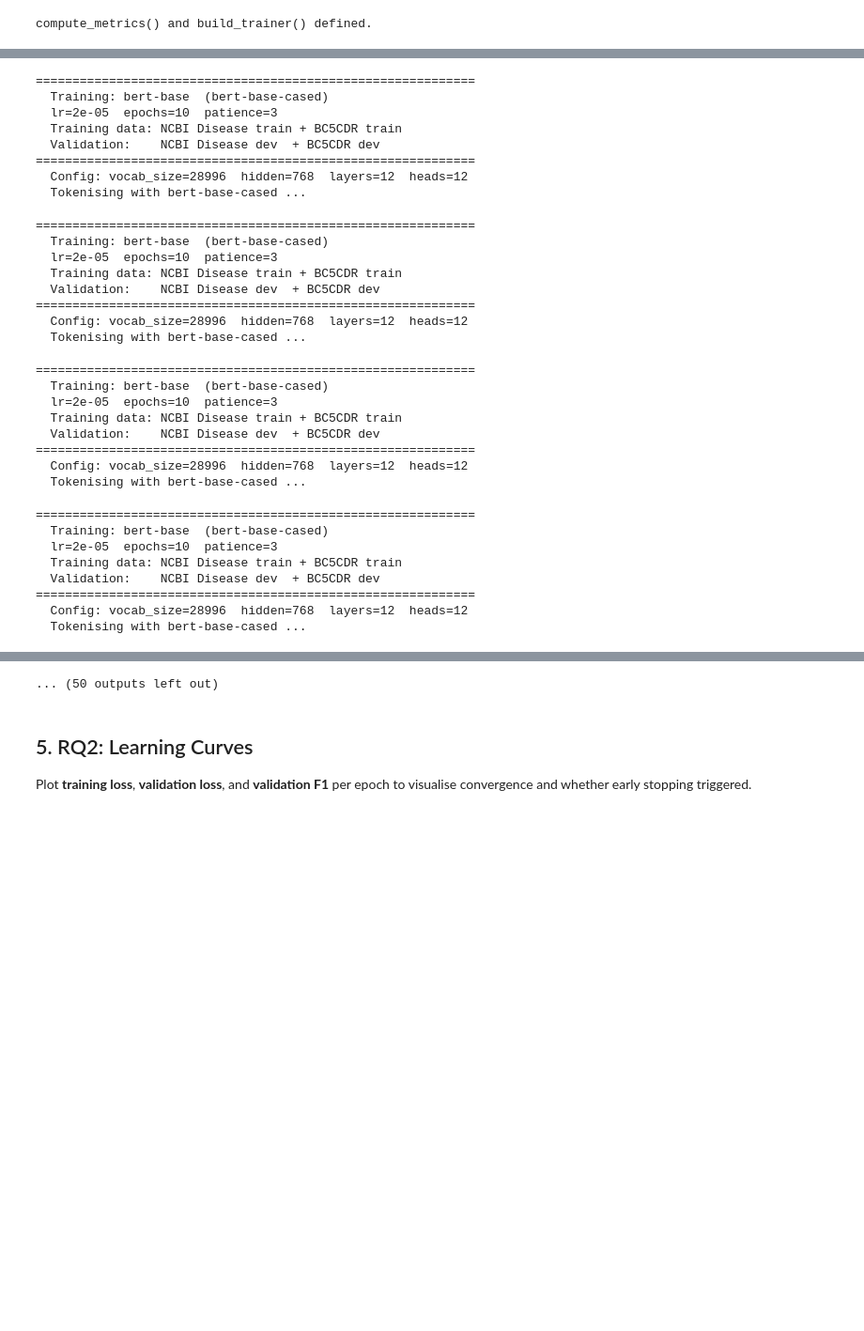
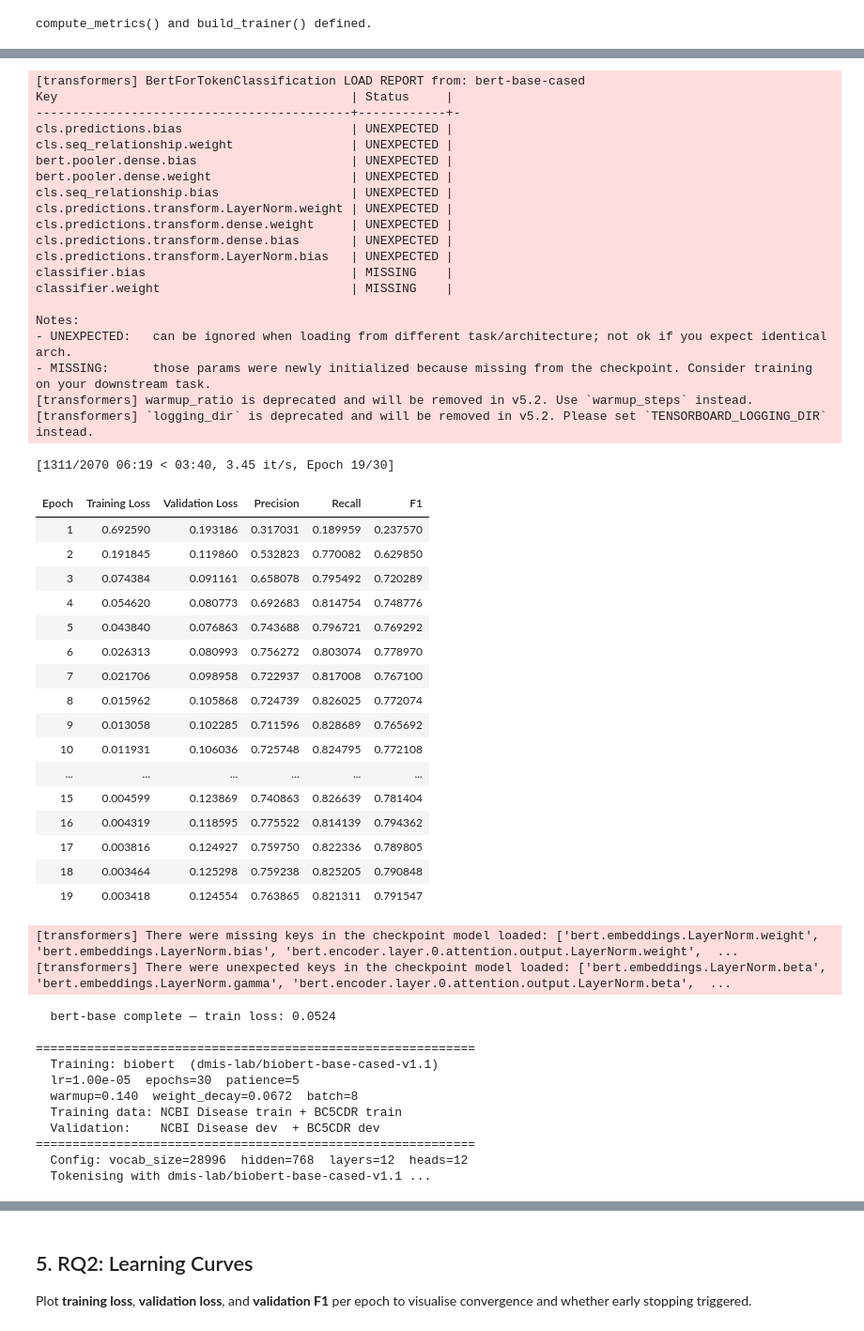
Before and after one commit to Nasirjamaelmi/Exjobb, a Jupyter notebook: transfer_learning.ipynb, the cells around one changed output, grey strips where cells are left out. Shown at 94% size. Saved outputs shown, nothing was run; the diff lists cells and outputs as text; code cells hidden in the pictures; blank space fills up the shorter version.

```diff
--- a/transfer_learning.ipynb
+++ b/transfer_learning.ipynb
@@ -494,9 +486,11 @@ compute_metrics() and build_trainer() defined.
 # %%
 from datasets import concatenate_datasets
 
-RESULTS = {}  # always start fresh — re-trains both models every run
+for model_key, model_name in MODELS.items():
+    if model_key in RESULTS:
+        print(f"  {model_key} already trained — skipping.")
+        continue
 
-for model_key, model_name in MODELS.items():
     hp = MODEL_HPARAMS[model_key]
     print(f"\n{'='*60}")
     print(f"  Training: {model_key}  ({model_name})")
@@ -572,32 +552,51 @@ print("\nAll models trained.")
-============================================================
-  Training: bert-base  (bert-base-cased)
-  lr=2e-05  epochs=10  patience=3
-  Training data: NCBI Disease train + BC5CDR train
-  Validation:    NCBI Disease dev  + BC5CDR dev
-============================================================
-  Config: vocab_size=28996  hidden=768  layers=12  heads=12
-  Tokenising with bert-base-cased ...
+[transformers] BertForTokenClassification LOAD REPORT from: bert-base-cased
+Key                                        | Status     |
+-------------------------------------------+------------+-
+cls.predictions.bias                       | UNEXPECTED |
+cls.seq_relationship.weight                | UNEXPECTED |
+bert.pooler.dense.bias                     | UNEXPECTED |
+bert.pooler.dense.weight                   | UNEXPECTED |
+cls.seq_relationship.bias                  | UNEXPECTED |
+cls.predictions.transform.LayerNorm.weight | UNEXPECTED |
+cls.predictions.transform.dense.weight     | UNEXPECTED |
+cls.predictions.transform.dense.bias       | UNEXPECTED |
+cls.predictions.transform.LayerNorm.bias   | UNEXPECTED |
+classifier.bias                            | MISSING    |
+classifier.weight                          | MISSING    |
+
+Notes:
+- UNEXPECTED:   can be ignored when loading from different task/architecture; not ok if you expect identical arch.
+- MISSING:      those params were newly initialized because missing from the checkpoint. Consider training on your downstream task.
+[transformers] warmup_ratio is deprecated and will be removed in v5.2. Use `warmup_steps` instead.
+[transformers] `logging_dir` is deprecated and will be removed in v5.2. Please set `TENSORBOARD_LOGGING_DIR` instead.
-============================================================
-  Training: bert-base  (bert-base-cased)
-  lr=2e-05  epochs=10  patience=3
-  Training data: NCBI Disease train + BC5CDR train
-  Validation:    NCBI Disease dev  + BC5CDR dev
-============================================================
-  Config: vocab_size=28996  hidden=768  layers=12  heads=12
-  Tokenising with bert-base-cased ...
+[1311/2070 06:19 < 03:40, 3.45 it/s, Epoch 19/30]
+| Epoch | Training Loss | Validation Loss | Precision | Recall | F1 |
+| 1 | 0.692590 | 0.193186 | 0.317031 | 0.189959 | 0.237570 |
+| 2 | 0.191845 | 0.119860 | 0.532823 | 0.770082 | 0.629850 |
+| 3 | 0.074384 | 0.091161 | 0.658078 | 0.795492 | 0.720289 |
+| 4 | 0.054620 | 0.080773 | 0.692683 | 0.814754 | 0.748776 |
+| 5 | 0.043840 | 0.076863 | 0.743688 | 0.796721 | 0.769292 |
+| 6 | 0.026313 | 0.080993 | 0.756272 | 0.803074 | 0.778970 |
+| 7 | 0.021706 | 0.098958 | 0.722937 | 0.817008 | 0.767100 |
+| 8 | 0.015962 | 0.105868 | 0.724739 | 0.826025 | 0.772074 |
+| 9 | 0.013058 | 0.102285 | 0.711596 | 0.828689 | 0.765692 |
+| 10 | 0.011931 | 0.106036 | 0.725748 | 0.824795 | 0.772108 |
+| ... | ... | ... | ... | ... | ... |
+| 15 | 0.004599 | 0.123869 | 0.740863 | 0.826639 | 0.781404 |
+| 16 | 0.004319 | 0.118595 | 0.775522 | 0.814139 | 0.794362 |
+| 17 | 0.003816 | 0.124927 | 0.759750 | 0.822336 | 0.789805 |
+| 18 | 0.003464 | 0.125298 | 0.759238 | 0.825205 | 0.790848 |
+| 19 | 0.003418 | 0.124554 | 0.763865 | 0.821311 | 0.791547 |
-============================================================
-  Training: bert-base  (bert-base-cased)
-  lr=2e-05  epochs=10  patience=3
-  Training data: NCBI Disease train + BC5CDR train
-  Validation:    NCBI Disease dev  + BC5CDR dev
-============================================================
-  Config: vocab_size=28996  hidden=768  layers=12  heads=12
-  Tokenising with bert-base-cased ...
+[transformers] There were missing keys in the checkpoint model loaded: ['bert.embeddings.LayerNorm.weight', 'bert.embeddings.LayerNorm.bias', 'bert.encoder.layer.0.attention.output.LayerNorm.weight',  ...
+[transformers] There were unexpected keys in the checkpoint model loaded: ['bert.embeddings.LayerNorm.beta', 'bert.embeddings.LayerNorm.gamma', 'bert.encoder.layer.0.attention.output.LayerNorm.beta',  ...
+  bert-base complete — train loss: 0.0524
+
 ============================================================
-  Training: bert-base  (bert-base-cased)
-  lr=2e-05  epochs=10  patience=3
+  Training: biobert  (dmis-lab/biobert-base-cased-v1.1)
+  lr=1.00e-05  epochs=30  patience=5
+  warmup=0.140  weight_decay=0.0672  batch=8
   Training data: NCBI Disease train + BC5CDR train
   Validation:    NCBI Disease dev  + BC5CDR dev
 ============================================================
   Config: vocab_size=28996  hidden=768  layers=12  heads=12
-  Tokenising with bert-base-cased ...
+  Tokenising with dmis-lab/biobert-base-cased-v1.1 ...
@@ -652,4 +638,3 @@ Notes:
-... (50 outputs left out)
 # %% [markdown]
 ## 5. RQ2: Learning Curves
 
```
Also changed, not shown: parts of 11 cells of this notebook.
